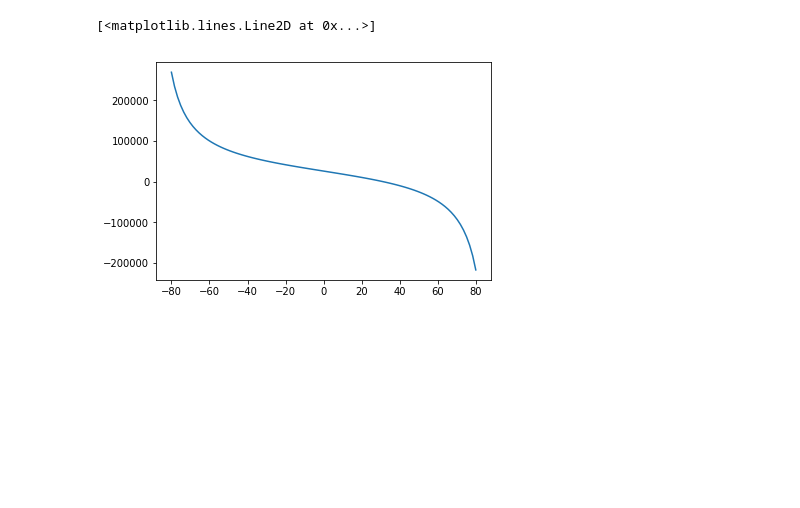
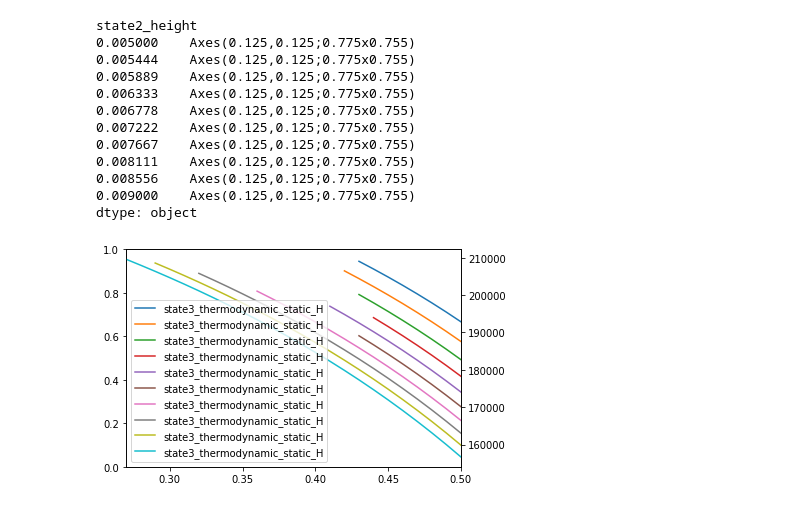
Before and after one commit to stephansmit/EulerTurbine, a Jupyter notebook: Untitled.ipynb, the cells around one changed output. Drawn from its saved outputs; the diff is of its cells as text; code cells hidden in the pictures; blank space fills up the shorter version.

```diff
--- a/Untitled.ipynb
+++ b/Untitled.ipynb
@@ -108,15 +0,0 @@ class RadialTurbineVelocityTriangles():
-# %%
-omega=2300
-radius_rotor_in=.125
-radius_rotor_out=.086
-beta=-50
-Triangles = RadialTurbineVelocityTriangles(omega,
-                                      radius_rotor_in,
-                                      radius_rotor_out,
-                                     beta, 0)
-Triangles.calculate_DOR()
-Triangles.calculate_work()
-
-Triangles.DOR
-
-# Triangles.state2.u.vec
@@ -130,9 +0,0 @@ Triangles.draw()
-# %%
-x = np.linspace(-80,80,100 )
-y=[]
-for i in x:
-    y.append(calculate_work(i))
-plt.plot(x,y)
-# %% [output]
-[<matplotlib.lines.Line2D at 0x...>]
-[figure, removed]
@@ -138,0 +131,28 @@ plt.plot(x,y)
+# %%
+dfturbine = parallelized_getRadialTurbineInfo(df)
+# %%
+dfplot = dfturbine.dropna()
+fig, ax = plt.subplots()
+ax2 = ax.twinx()
+# dfplot[abs(dfplot['omega']-2600)<1e-6]['state2_height']
+# dfplot[abs(dfplot['omega']-3200)<1e-6].groupby(['state2_area']).plot(x='R', y='state3_kinematic_alpha', ax= ax)
+# dfplot[abs(dfplot['omega']-3200)<1e-6].groupby(['state2_height']).plot(x='R', y='state3_kinematic_w_mag', ax= ax2)
+dfplot[abs(dfplot['omega']-3200)<1e-6].groupby(['state2_height']).plot(x='R', y='state3_thermodynamic_static_H', ax= ax2)
+
+#dfplot.groupby("state2_kinematic_alpha").plot(x='R', y='state3_kinematic_alpha', ax= ax2)
+# dfplot.groupby("state2_height").plot(x='R', y='state2_thermodynamic_static_H', ax= ax2, color='g')
+# dfplot.plot(x='R', y='state3_thermodynamic_static_H', ax= ax2, color='r')
+# %% [output]
+state2_height
+0.005000    Axes(0.125,0.125;0.775x0.755)
+0.005444    Axes(0.125,0.125;0.775x0.755)
+0.005889    Axes(0.125,0.125;0.775x0.755)
+0.006333    Axes(0.125,0.125;0.775x0.755)
+0.006778    Axes(0.125,0.125;0.775x0.755)
+0.007222    Axes(0.125,0.125;0.775x0.755)
+0.007667    Axes(0.125,0.125;0.775x0.755)
+0.008111    Axes(0.125,0.125;0.775x0.755)
+0.008556    Axes(0.125,0.125;0.775x0.755)
+0.009000    Axes(0.125,0.125;0.775x0.755)
+dtype: object
+[figure, added]
```
Also changed, not shown: parts of 22 cells of this notebook, 9 other files.
